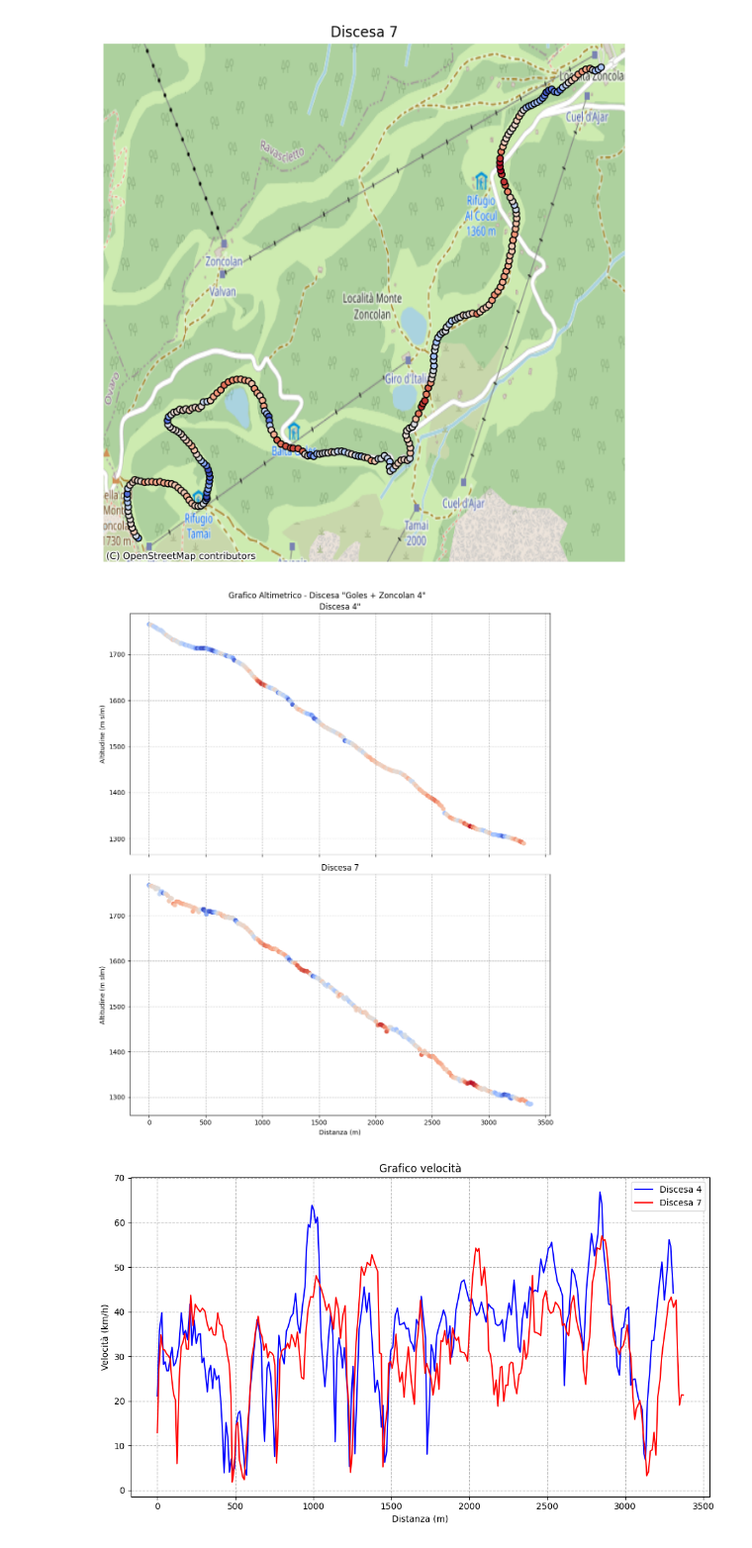
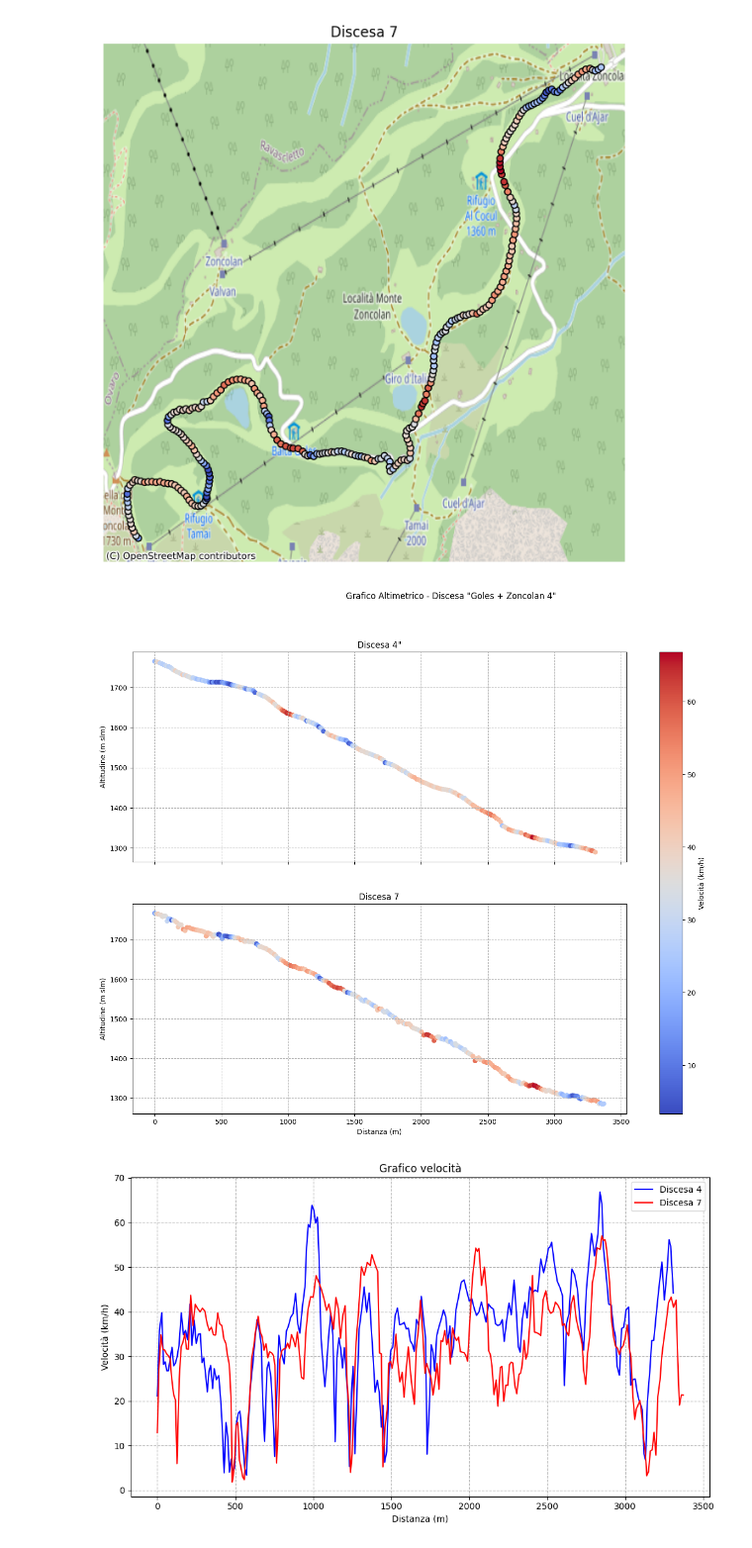
Before and after one commit to thomasmassarutto/DataSlopes, a Jupyter notebook: DataSlopes.ipynb, the cells around one changed output. Shown at 99% size. Saved outputs shown, nothing was run; the diff lists cells and outputs as text; code cells hidden in the pictures.

```diff
--- a/DataSlopes.ipynb
+++ b/DataSlopes.ipynb
@@ -910,35 +912,43 @@ plt.show()
 # %% [output]
 [figure]
 # %%
-fig, axes = plt.subplots(2, 1, figsize=(10, 12), sharex=True)
+fig, axes = plt.subplots(2, 1, figsize=(17, 12), sharex=True)
 
 fig.suptitle('Grafico Altimetrico - Discesa "Goles + Zoncolan 4"')
 
-# Discesa 4
-axes[0].scatter(gdf1_discesa_4['distanza_percorsa'],
+## discesa 4
+d4= axes[0].scatter(gdf1_discesa_4['distanza_percorsa'],
                 gdf1_discesa_4['altitudine'],
                 c=gdf1_discesa_4['velocita'] * 3.6,
                 cmap='coolwarm')
 
 axes[0].set_title('Discesa 4"')
 axes[0].set_ylabel('Altitudine (m slm)')
+
 axes[0].grid(linestyle='--')
 
-# Discesa 7
-axes[1].scatter(gdf1_discesa_7['distanza_percorsa'],
+## discesa7
+dd7= axes[1].scatter(gdf1_discesa_7['distanza_percorsa'],
                 gdf1_discesa_7['altitudine'],
                 c=gdf1_discesa_7['velocita'] * 3.6,
                 cmap='coolwarm')
 
 axes[1].set_title('Discesa 7')
 axes[1].set_xlabel('Distanza (m)')
 axes[1].set_ylabel('Altitudine (m slm)')
 axes[1].grid(linestyle='--')
 
-plt.tight_layout()
+cbar = fig.colorbar(d4,
+        ax=axes,
+        orientation='vertical',
+        fraction= 0.2
+        )
+cbar.set_label('Velocità (km/h)')
+
+#plt.tight_layout() ## clippa...
 plt.show()
 # %% [output]
-[figure, old version]
+[figure, new version]
 # %%
 
 fig, ax = plt.subplots(figsize=(10, 6))
```
Also changed, not shown: parts of 4 cells of this notebook, 1 other file.
